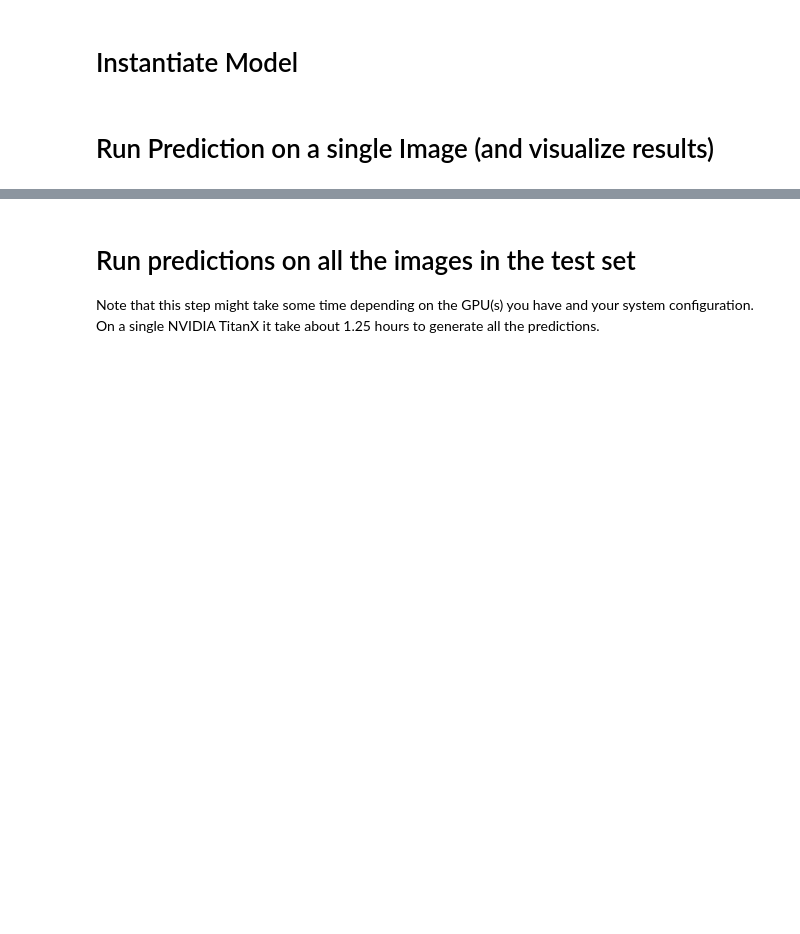
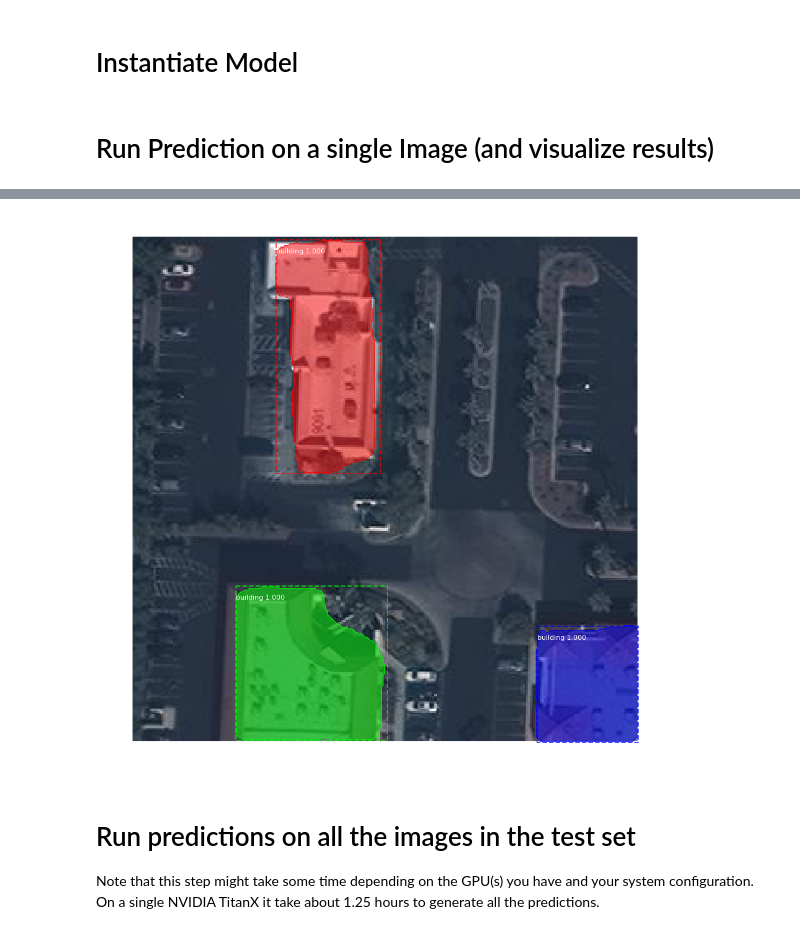
Before and after one commit to nichelle-hall/CS230-Final-Project, a Jupyter notebook: Prediction-and-Submission.ipynb, the cells around one changed output, grey strips where cells are left out. Saved outputs shown, nothing was run; the diff lists cells and outputs as text; code cells hidden in the pictures; blank space fills up the shorter version.

```diff
--- a/Prediction-and-Submission.ipynb
+++ b/Prediction-and-Submission.ipynb
@@ -69,4 +70,4 @@ from mrcnn import model as modellib, utils
 PRETRAINED_MODEL_PATH = os.path.join(ROOT_DIR,"data/" "pretrained_weights.h5")
 LOGS_DIRECTORY = os.path.join(ROOT_DIR, "logs")
 MODEL_DIR = os.path.join(ROOT_DIR, "logs")
-IMAGE_DIR = os.path.join(ROOT_DIR, "data", "test", "images")
+IMAGE_DIR = os.path.join(ROOT_DIR, "data", "test_images")
@@ -136,3 +145,8 @@ anchors                  shape: (1, 25575, 4)         min:   -1.13492  max:    1
+# %%
+visualize.display_instances(random_image, p['rois'], p['masks'], p['class_ids'],
+                            class_names, p['scores'])
+# %% [output]
+[figure, added]
 # %% [markdown]
 # Run predictions on all the images in the test set
 
```
Also changed, not shown: parts of 8 cells of this notebook, 9 other files.
